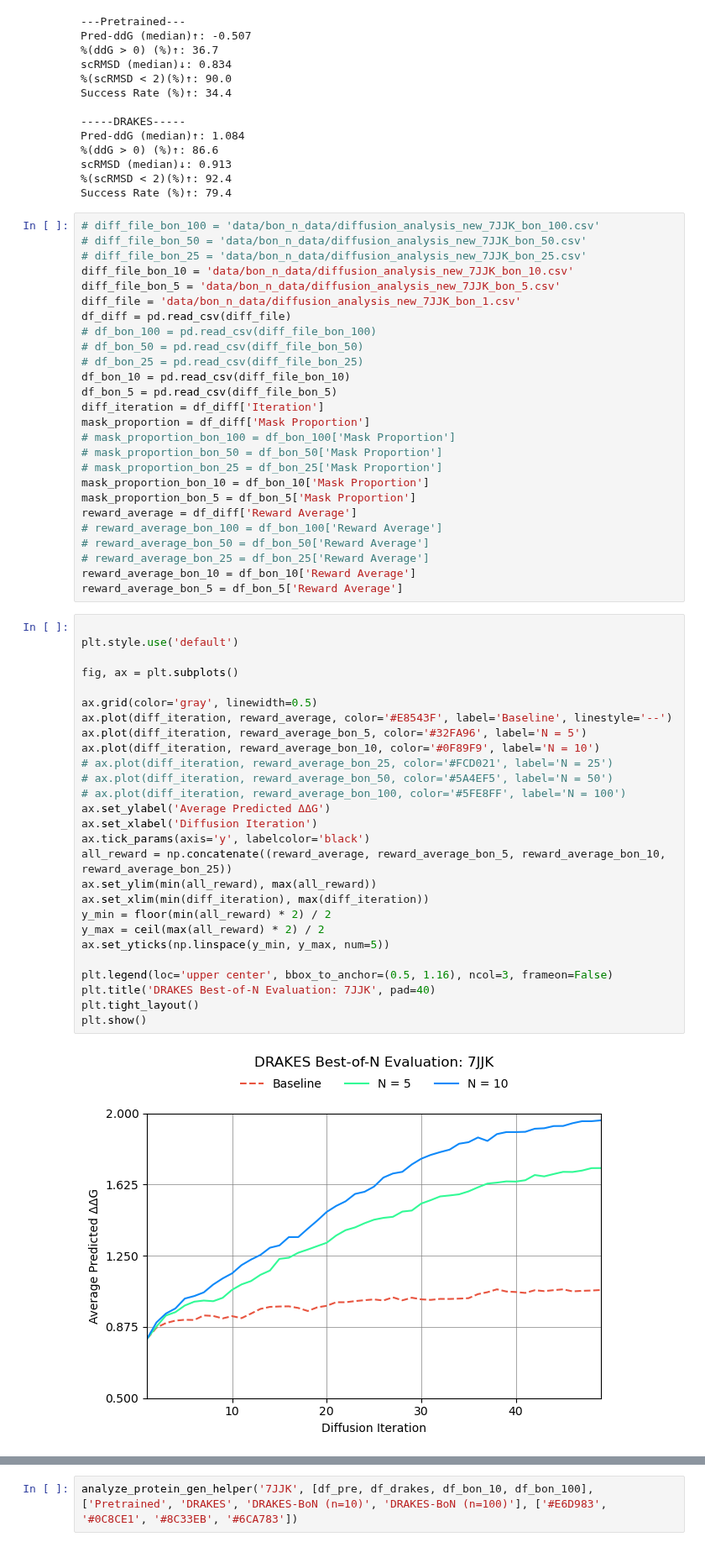
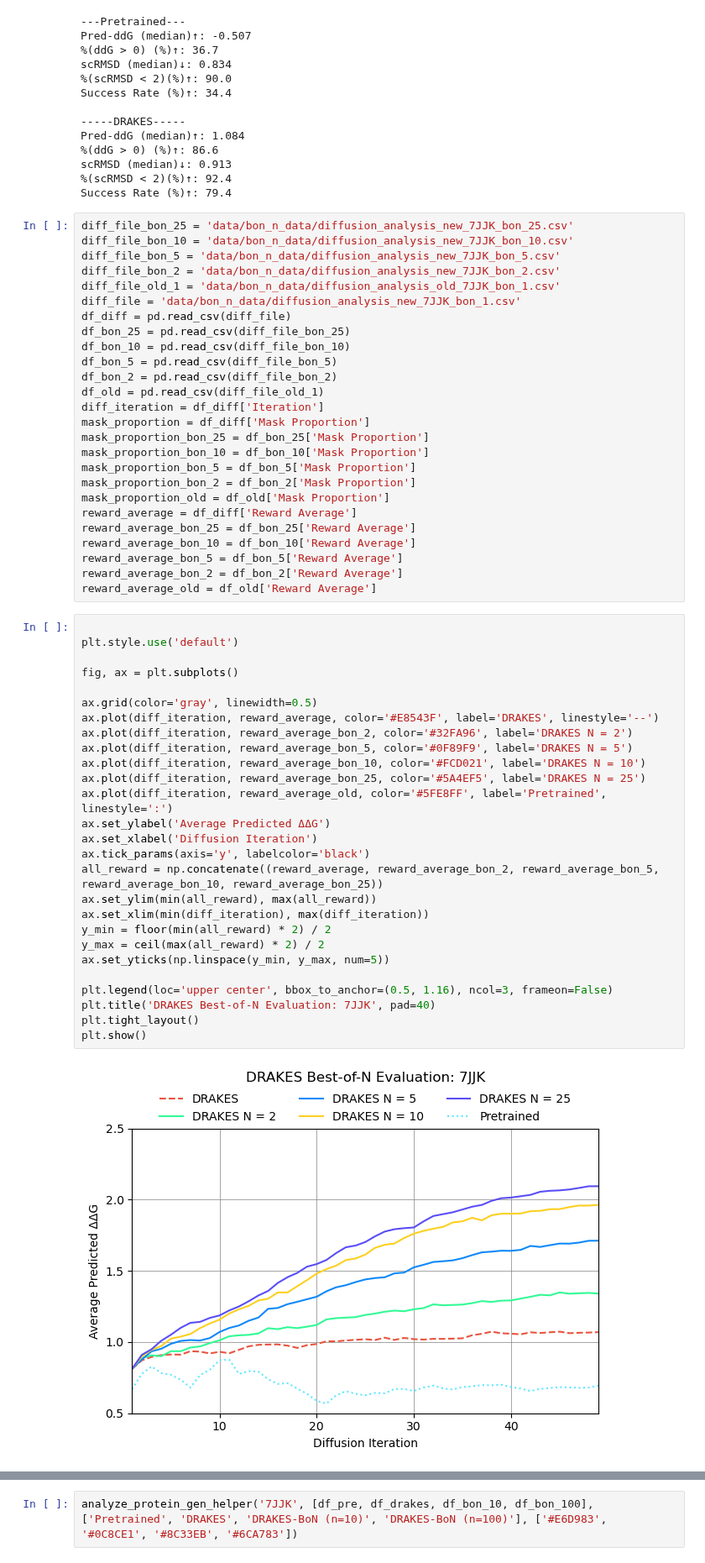
Before and after one commit to shainotshy1/BLISS_Experiments, a Jupyter notebook: DRAKES/analyze_bon_drakes.ipynb, the cells around one changed output, grey strips where cells are left out. Shown at 84% size. Drawn from its saved outputs; the diff is of its cells as text.

Commit message:
complete bon data

```diff
--- a/DRAKES/analyze_bon_drakes.ipynb
+++ b/DRAKES/analyze_bon_drakes.ipynb
@@ -30,60 +30,60 @@ scRMSD (median)↓: 0.913
 %(scRMSD < 2)(%)↑: 92.4
 Success Rate (%)↑: 79.4
 # %%
-# diff_file_bon_100 = 'data/bon_n_data/diffusion_analysis_new_7JJK_bon_100.csv'
-# diff_file_bon_50 = 'data/bon_n_data/diffusion_analysis_new_7JJK_bon_50.csv'
-# diff_file_bon_25 = 'data/bon_n_data/diffusion_analysis_new_7JJK_bon_25.csv'
+diff_file_bon_25 = 'data/bon_n_data/diffusion_analysis_new_7JJK_bon_25.csv'
 diff_file_bon_10 = 'data/bon_n_data/diffusion_analysis_new_7JJK_bon_10.csv'
 diff_file_bon_5 = 'data/bon_n_data/diffusion_analysis_new_7JJK_bon_5.csv'
+diff_file_bon_2 = 'data/bon_n_data/diffusion_analysis_new_7JJK_bon_2.csv'
+diff_file_old_1 = 'data/bon_n_data/diffusion_analysis_old_7JJK_bon_1.csv'
 diff_file = 'data/bon_n_data/diffusion_analysis_new_7JJK_bon_1.csv'
 df_diff = pd.read_csv(diff_file)
-# df_bon_100 = pd.read_csv(diff_file_bon_100)
-# df_bon_50 = pd.read_csv(diff_file_bon_50)
-# df_bon_25 = pd.read_csv(diff_file_bon_25)
+df_bon_25 = pd.read_csv(diff_file_bon_25)
 df_bon_10 = pd.read_csv(diff_file_bon_10)
 df_bon_5 = pd.read_csv(diff_file_bon_5)
+df_bon_2 = pd.read_csv(diff_file_bon_2)
+df_old = pd.read_csv(diff_file_old_1)
 diff_iteration = df_diff['Iteration']
 mask_proportion = df_diff['Mask Proportion']
-# mask_proportion_bon_100 = df_bon_100['Mask Proportion']
-# mask_proportion_bon_50 = df_bon_50['Mask Proportion']
-# mask_proportion_bon_25 = df_bon_25['Mask Proportion']
+mask_proportion_bon_25 = df_bon_25['Mask Proportion']
 mask_proportion_bon_10 = df_bon_10['Mask Proportion']
 mask_proportion_bon_5 = df_bon_5['Mask Proportion']
+mask_proportion_bon_2 = df_bon_2['Mask Proportion']
+mask_proportion_old = df_old['Mask Proportion']
 reward_average = df_diff['Reward Average']
-# reward_average_bon_100 = df_bon_100['Reward Average']
-# reward_average_bon_50 = df_bon_50['Reward Average']
-# reward_average_bon_25 = df_bon_25['Reward Average']
+reward_average_bon_25 = df_bon_25['Reward Average']
 reward_average_bon_10 = df_bon_10['Reward Average']
 reward_average_bon_5 = df_bon_5['Reward Average']
+reward_average_bon_2 = df_bon_2['Reward Average']
+reward_average_old = df_old['Reward Average']
 # %%
 
 plt.style.use('default')
 
 fig, ax = plt.subplots()
 
 ax.grid(color='gray', linewidth=0.5)
-ax.plot(diff_iteration, reward_average, color='#E8543F', label='Baseline', linestyle='--')
-ax.plot(diff_iteration, reward_average_bon_5, color='#32FA96', label='N = 5')
-ax.plot(diff_iteration, reward_average_bon_10, color='#0F89F9', label='N = 10')
-# ax.plot(diff_iteration, reward_average_bon_25, color='#FCD021', label='N = 25')
-# ax.plot(diff_iteration, reward_average_bon_50, color='#5A4EF5', label='N = 50')
-# ax.plot(diff_iteration, reward_average_bon_100, color='#5FE8FF', label='N = 100')
+ax.plot(diff_iteration, reward_average, color='#E8543F', label='DRAKES', linestyle='--')
+ax.plot(diff_iteration, reward_average_bon_2, color='#32FA96', label='DRAKES N = 2')
+ax.plot(diff_iteration, reward_average_bon_5, color='#0F89F9', label='DRAKES N = 5')
+ax.plot(diff_iteration, reward_average_bon_10, color='#FCD021', label='DRAKES N = 10')
+ax.plot(diff_iteration, reward_average_bon_25, color='#5A4EF5', label='DRAKES N = 25')
+ax.plot(diff_iteration, reward_average_old, color='#5FE8FF', label='Pretrained', linestyle=':')
 ax.set_ylabel('Average Predicted ΔΔG')
 ax.set_xlabel('Diffusion Iteration')
 ax.tick_params(axis='y', labelcolor='black')
-all_reward = np.concatenate((reward_average, reward_average_bon_5, reward_average_bon_10, reward_average_bon_25))
+all_reward = np.concatenate((reward_average, reward_average_bon_2, reward_average_bon_5, reward_average_bon_10, reward_average_bon_25))
 ax.set_ylim(min(all_reward), max(all_reward))
 ax.set_xlim(min(diff_iteration), max(diff_iteration))
 y_min = floor(min(all_reward) * 2) / 2
 y_max = ceil(max(all_reward) * 2) / 2
 ax.set_yticks(np.linspace(y_min, y_max, num=5))
 
 plt.legend(loc='upper center', bbox_to_anchor=(0.5, 1.16), ncol=3, frameon=False)
 plt.title('DRAKES Best-of-N Evaluation: 7JJK', pad=40)
 plt.tight_layout()
 plt.show()
 # %% [output]
-[figure, old version]
+[figure, new version]
 # %%
 print("---Pretrained---")
 pretrain_stats_7jjk = display_eval(df_pre, '7JJK')
```
Also changed, not shown: 4 other files.
